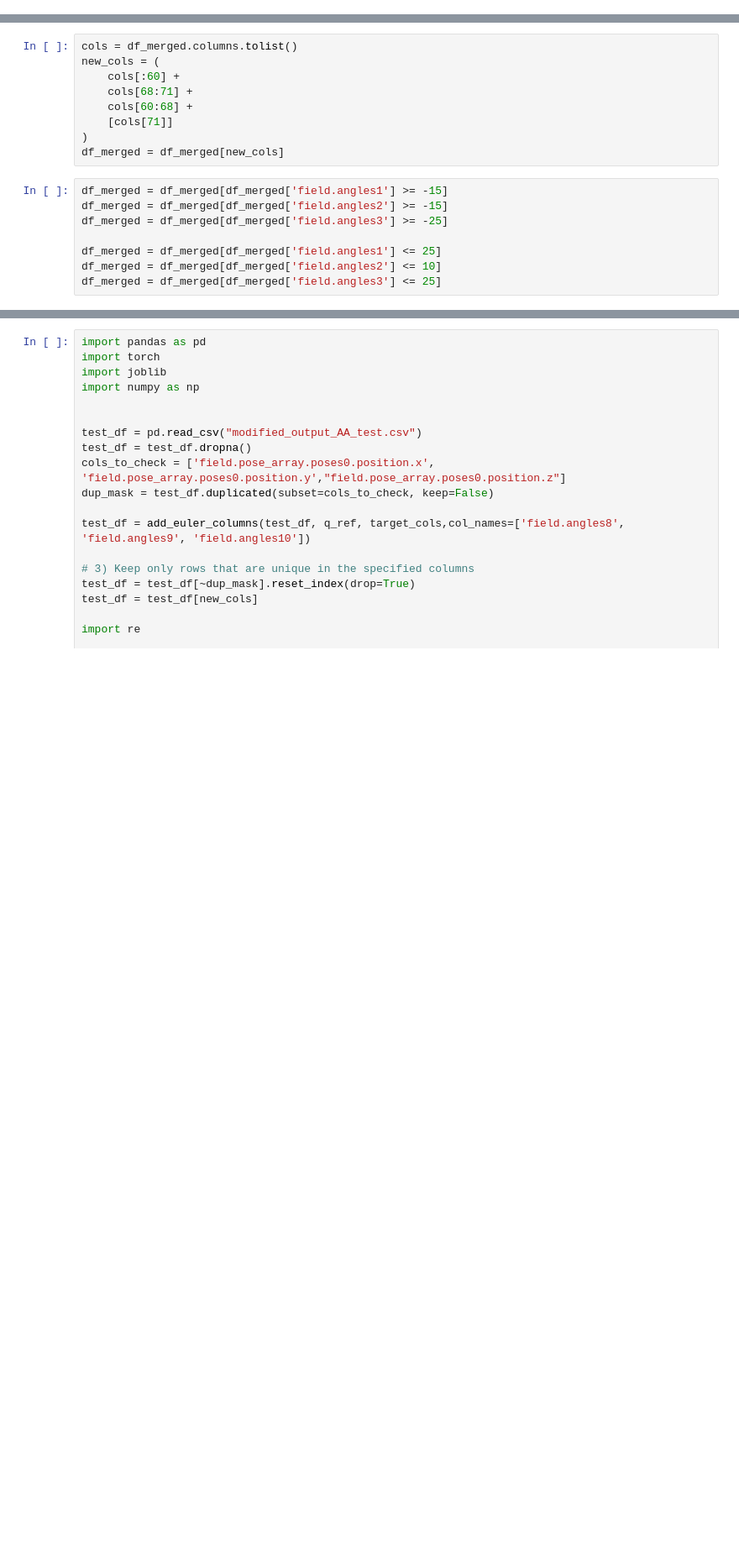
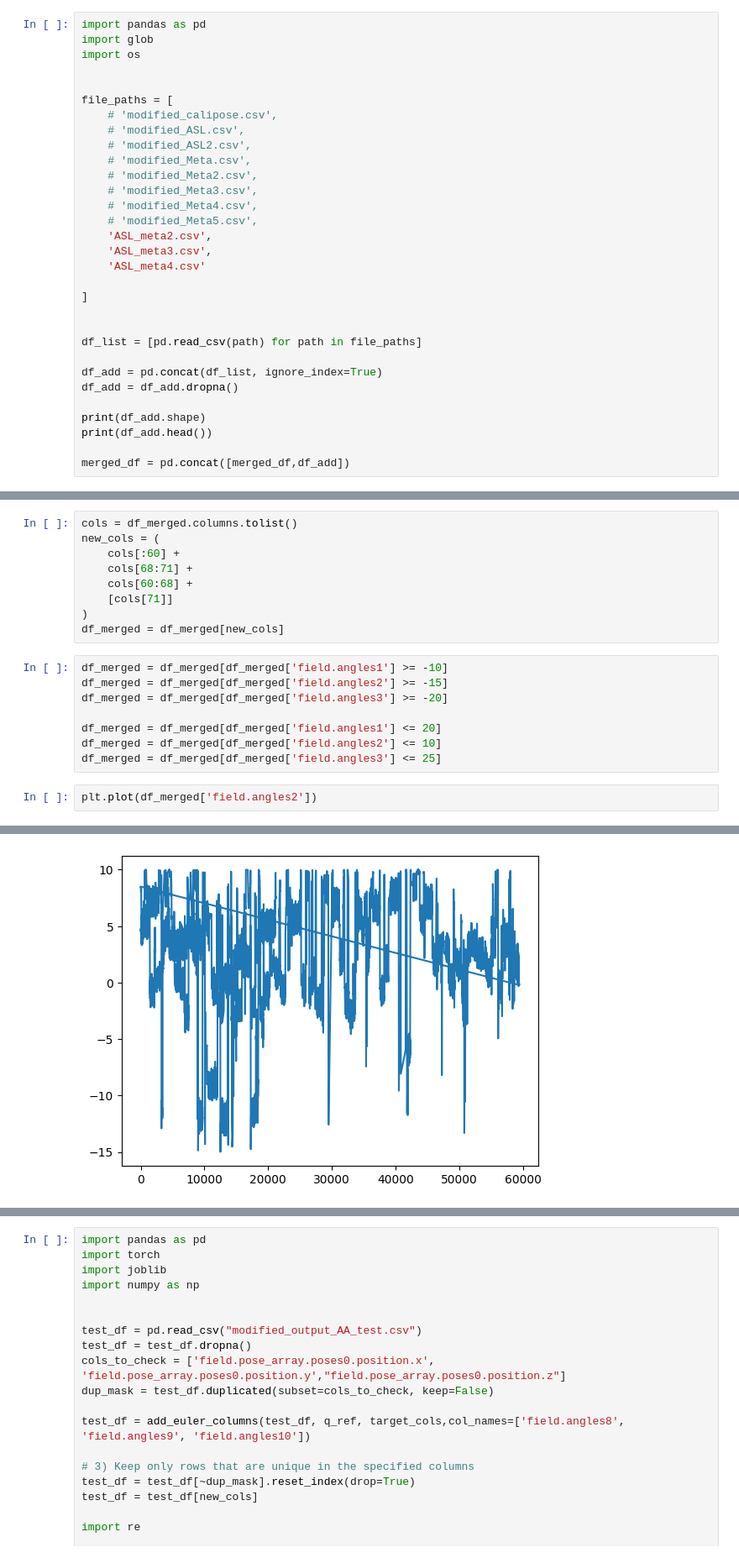
Before and after one commit to jhri626/Hand_Tracking, a Jupyter notebook: model/data_preprocess.ipynb, the cells around one changed output, grey strips where cells are left out. Shown at 84% size. Saved outputs shown, nothing was run; the diff lists cells and outputs as text; blank space fills up the shorter version.

```diff
--- a/model/data_preprocess.ipynb
+++ b/model/data_preprocess.ipynb
@@ -263,0 +374,31 @@ merged_df = merged_df[~dup_mask].reset_index(drop=True)
+# %%
+import pandas as pd
+import glob
+import os
+
+
+file_paths = [
+    # 'modified_calipose.csv',
+    # 'modified_ASL.csv',
+    # 'modified_ASL2.csv',
+    # 'modified_Meta.csv',
+    # 'modified_Meta2.csv',
+    # 'modified_Meta3.csv',
+    # 'modified_Meta4.csv',
+    # 'modified_Meta5.csv',
+    'ASL_meta2.csv',
+    'ASL_meta3.csv',
+    'ASL_meta4.csv'
+
+]
+
+
+df_list = [pd.read_csv(path) for path in file_paths]
+
+df_add = pd.concat(df_list, ignore_index=True)
+df_add = df_add.dropna()
+
+print(df_add.shape)
+print(df_add.head())
+
+merged_df = pd.concat([merged_df,df_add])
@@ -301,10 +460,13 @@ new_cols = (
 )
 df_merged = df_merged[new_cols]
 # %%
-df_merged = df_merged[df_merged['field.angles1'] >= -15]
+df_merged = df_merged[df_merged['field.angles1'] >= -10]
 df_merged = df_merged[df_merged['field.angles2'] >= -15]
-df_merged = df_merged[df_merged['field.angles3'] >= -25]
+df_merged = df_merged[df_merged['field.angles3'] >= -20]
 
-df_merged = df_merged[df_merged['field.angles1'] <= 25]
+df_merged = df_merged[df_merged['field.angles1'] <= 20]
 df_merged = df_merged[df_merged['field.angles2'] <= 10]
 df_merged = df_merged[df_merged['field.angles3'] <= 25]
+# %%
+plt.plot(df_merged['field.angles2'])
+# %% [output]
@@ -311,3 +474,4 @@ df_merged = df_merged[df_merged['field.angles3'] <= 25]
+[figure, added]
 # %%
 import torch
 
```
Also changed, not shown: parts of 15 cells of this notebook, 14 other files.
